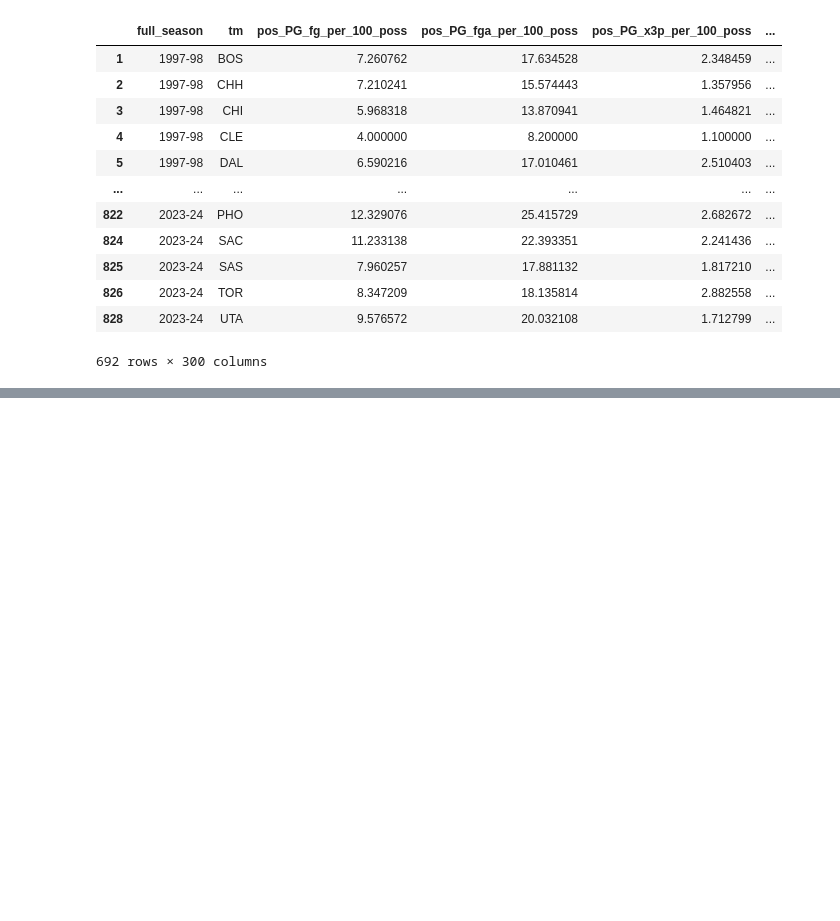
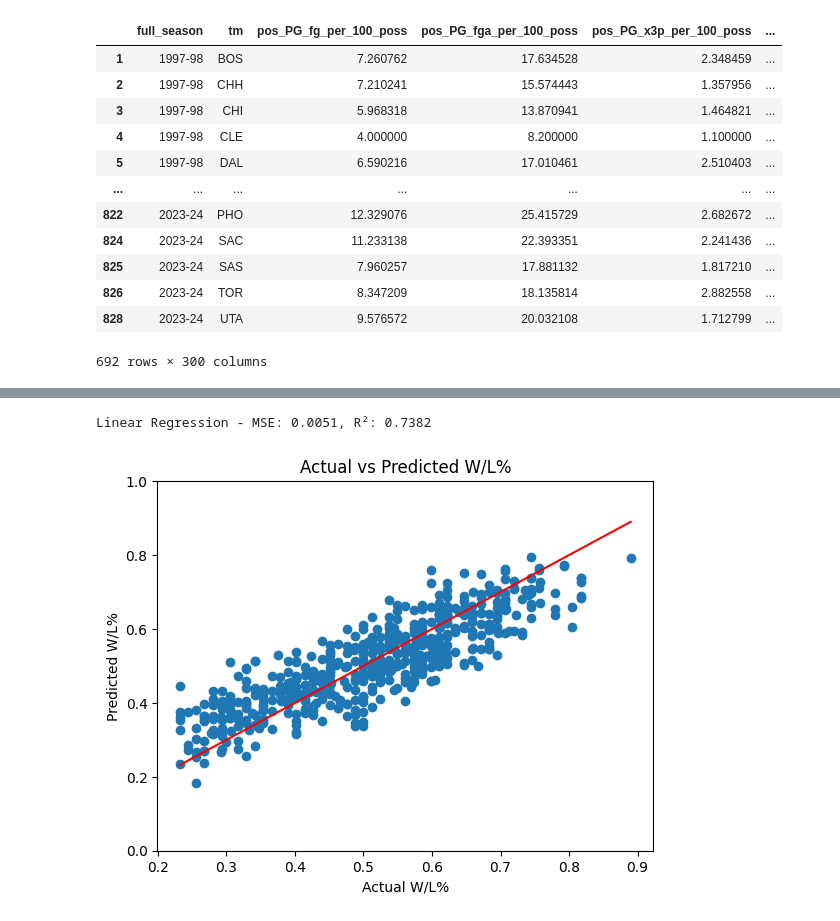
Before and after one commit to sean-r-duffy/nba-analytics, a Jupyter notebook: notebooks/team_wins_prediction_weight_average.ipynb, the cells around one changed output, grey strips where cells are left out. Cells and saved outputs as stored; diff of their text form; code cells hidden in the pictures; blank space fills up the shorter version.

```diff
--- a/notebooks/team_wins_prediction_weight_average.ipynb
+++ b/notebooks/team_wins_prediction_weight_average.ipynb
@@ -353,0 +356,21 @@ Linear Regression - MSE: 0.0274, R²: -0.4383
+# %%
+# Predict on the test set
+y_pred_train = model.predict(X_train_scaled)
+
+# Evaluate the model
+mse = mean_squared_error(y_train, y_pred_train)
+r2 = r2_score(y_train, y_pred_train)
+
+print(f"Linear Regression - MSE: {mse:.4f}, R²: {r2:.4f}")
+
+# Plot actual vs predicted values
+plt.scatter(y_train, y_pred_train)
+plt.xlabel('Actual W/L%')
+plt.ylabel('Predicted W/L%')
+plt.title('Actual vs Predicted W/L%')
+plt.plot([min(y_train), max(y_train)], [min(y_train), max(y_train)], color='red')  # Line of perfect prediction
+plt.ylim(0,1)
+plt.show()
+# %% [output]
+Linear Regression - MSE: 0.0051, R²: 0.7382
+[figure, added]
```
Also changed, not shown: parts of 2 cells of this notebook.
